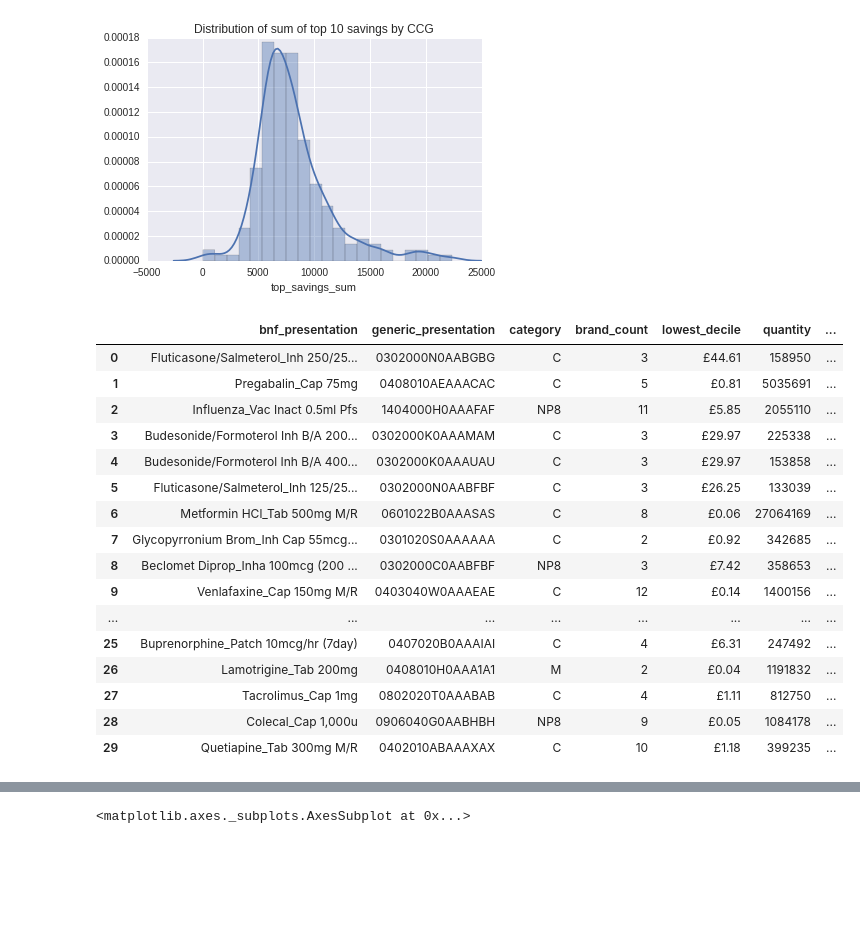
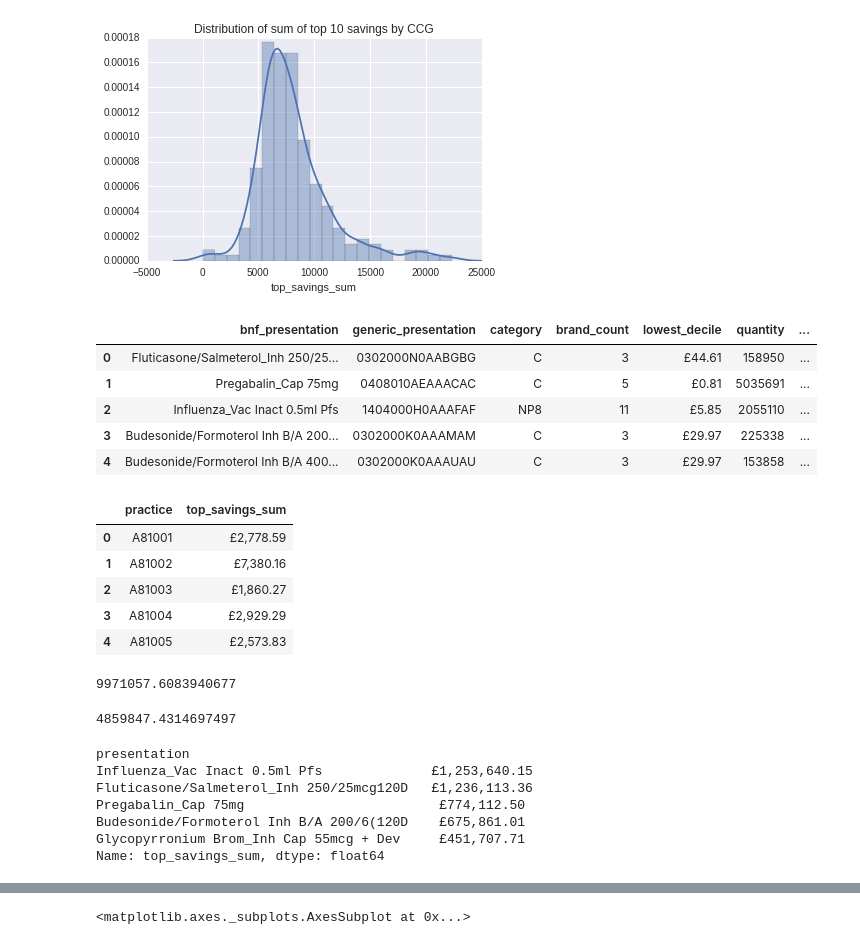
Before and after one commit to ebmdatalab/price-per-dose, a Jupyter notebook: Price per dose.ipynb, the cells around one changed output, grey strips where cells are left out. Drawn from its saved outputs; the diff is of its cells as text; code cells hidden in the pictures; blank space fills up the shorter version.

Commit message:
Support grouping top N by chemical/presentation
See #4

```diff
--- a/Price per dose.ipynb
+++ b/Price per dose.ipynb
@@ -173,22 +173,20 @@ plt.show()
 reload(price_utils)
 top_1000_product = price_utils.get_savings(group_by='product',month=month, limit=1000)
 # %%
-top_1000_product.head(30)
+top_1000_product.head(5)
 # %% [output]
 |  | bnf_presentation | generic_presentation | category | brand_count | lowest_decile | quantity | ... |
 | 0 | Fluticasone/Salmeterol_Inh 250/25... | 0302000N0AABGBG | C | 3 | £44.61 | 158950 | ... |
 | 1 | Pregabalin_Cap 75mg | 0408010AEAAACAC | C | 5 | £0.81 | 5035691 | ... |
 | 2 | Influenza_Vac Inact 0.5ml Pfs | 1404000H0AAAFAF | NP8 | 11 | £5.85 | 2055110 | ... |
 | 3 | Budesonide/Formoterol Inh B/A 200... | 0302000K0AAAMAM | C | 3 | £29.97 | 225338 | ... |
 | 4 | Budesonide/Formoterol Inh B/A 400... | 0302000K0AAAUAU | C | 3 | £29.97 | 153858 | ... |
-| 5 | Fluticasone/Salmeterol_Inh 125/25... | 0302000N0AABFBF | C | 3 | £26.25 | 133039 | ... |
-| 6 | Metformin HCl_Tab 500mg M/R | 0601022B0AAASAS | C | 8 | £0.06 | 27064169 | ... |
-| 7 | Glycopyrronium Brom_Inh Cap 55mcg... | 0301020S0AAAAAA | C | 2 | £0.92 | 342685 | ... |
-| 8 | Beclomet Diprop_Inha 100mcg (200 ... | 0302000C0AABFBF | NP8 | 3 | £7.42 | 358653 | ... |
-| 9 | Venlafaxine_Cap 150mg M/R | 0403040W0AAAEAE | C | 12 | £0.14 | 1400156 | ... |
-| ... | ... | ... | ... | ... | ... | ... | ... |
-| 25 | Buprenorphine_Patch 10mcg/hr (7day) | 0407020B0AAAIAI | C | 4 | £6.31 | 247492 | ... |
-| 26 | Lamotrigine_Tab 200mg | 0408010H0AAA1A1 | M | 2 | £0.04 | 1191832 | ... |
-| 27 | Tacrolimus_Cap 1mg | 0802020T0AAABAB | C | 4 | £1.11 | 812750 | ... |
-| 28 | Colecal_Cap 1,000u | 0906040G0AABHBH | NP8 | 9 | £0.05 | 1084178 | ... |
-| 29 | Quetiapine_Tab 300mg M/R | 0402010ABAAAXAX | C | 10 | £1.18 | 399235 | ... |
+# %%
+top_10.head(5)
+# %% [output]
+|  | practice | top_savings_sum |
+| 0 | A81001 | £2,778.59 |
+| 1 | A81002 | £7,380.16 |
+| 2 | A81003 | £1,860.27 |
+| 3 | A81004 | £2,929.29 |
+| 4 | A81005 | £2,573.83 |
@@ -194,0 +197,5 @@ top_1000_product.head(30)
+# %%
+# Total savings if each practice enacted its top three savings
+df.top_savings_sum.sum()
+# %% [output]
+9971057.6083940677
@@ -194,0 +206,16 @@ top_1000_product.head(30)
+# %%
+df2.top_savings_sum.sum()
+# %% [output]
+4859847.4314697497
+# %%
+# The top savings by presentation if each practice enacted its top three savings
+by_presentation = df.groupby('presentation').top_savings_sum.sum().sort_values(inplace=False, ascending=False)
+by_presentation.head()
+# %% [output]
+presentation
+Influenza_Vac Inact 0.5ml Pfs              £1,253,640.15
+Fluticasone/Salmeterol_Inh 250/25mcg120D   £1,236,113.36
+Pregabalin_Cap 75mg                         £774,112.50
+Budesonide/Formoterol Inh B/A 200/6(120D    £675,861.01
+Glycopyrronium Brom_Inh Cap 55mcg + Dev     £451,707.71
+Name: top_savings_sum, dtype: float64
```
Also changed, not shown: parts of 4 cells of this notebook, 2 other files.
